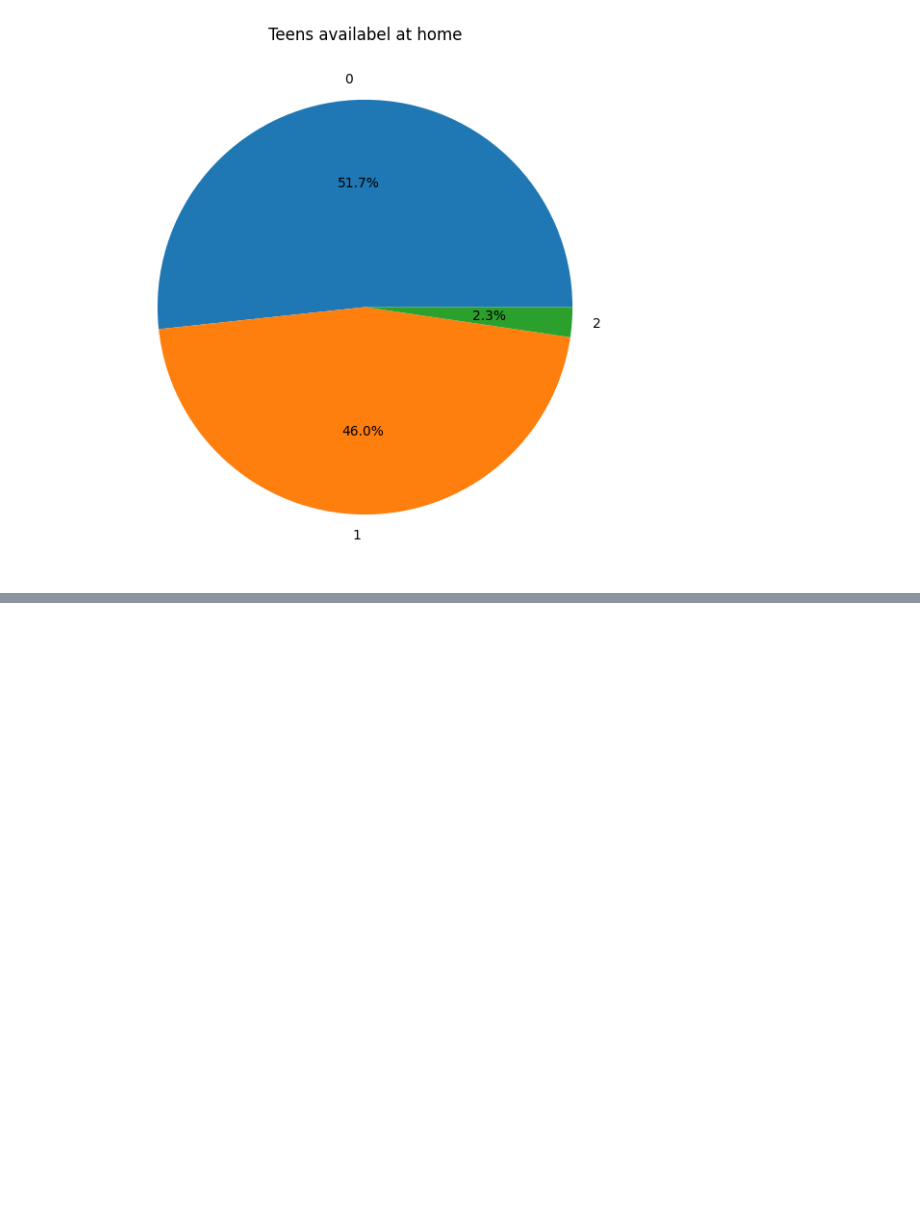
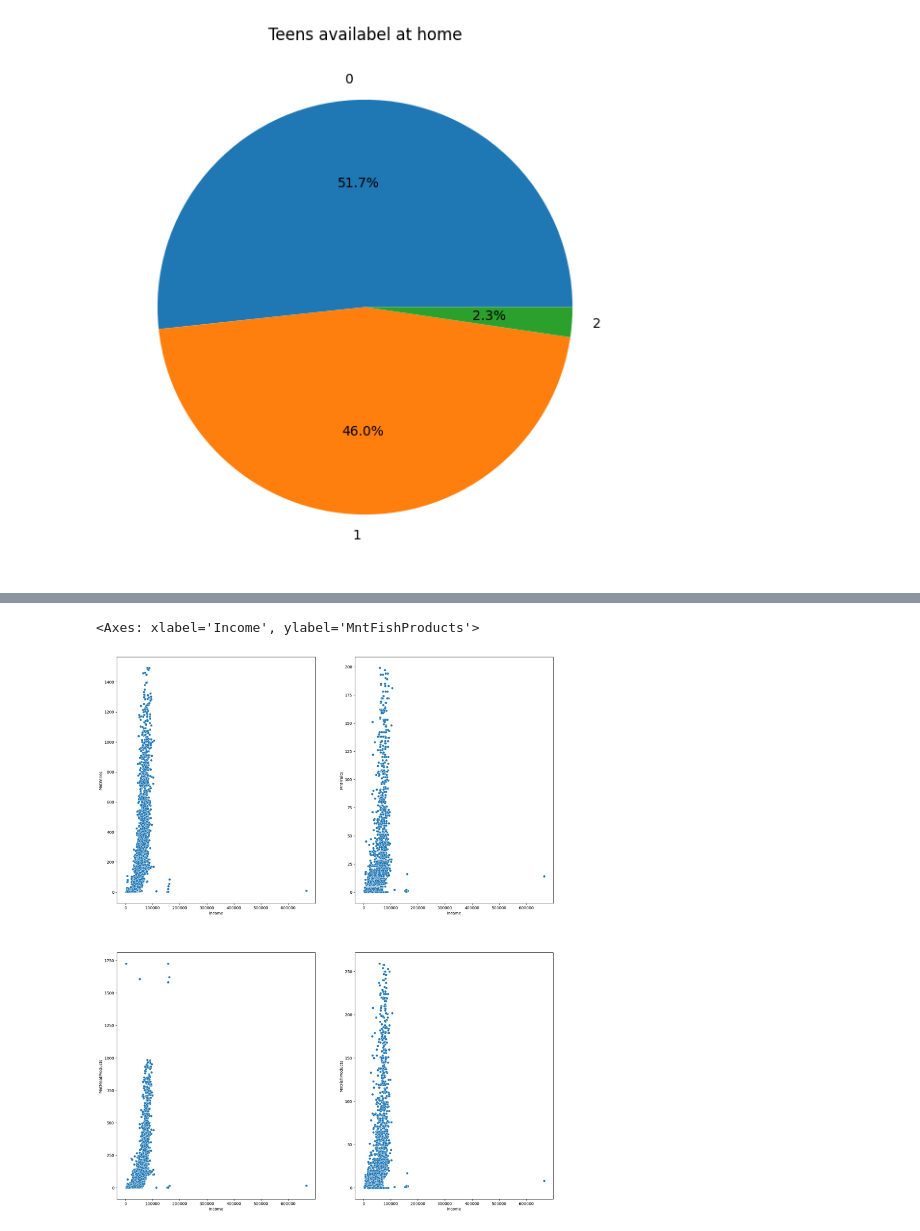
Before and after one commit to ShravanJadhav/CustomerPersonality_Analysis, a Jupyter notebook: CustomerPersonality.ipynb, the cells around one changed output, grey strips where cells are left out. Saved outputs shown, nothing was run; the diff lists cells and outputs as text; code cells hidden in the pictures; blank space fills up the shorter version.

```diff
--- a/CustomerPersonality.ipynb
+++ b/CustomerPersonality.ipynb
@@ -265,0 +291,16 @@ plt.show()
+# %%
+plt.figure(figsize=(20,25))
+plt.subplot(2,2,1)
+sns.scatterplot(data=dataset, x = 'Income', y = 'MntWines')
+
+plt.subplot(2,2,2)
+sns.scatterplot(data=dataset, x = 'Income', y = 'MntFruits')
+
+plt.subplot(2,2,3)
+sns.scatterplot(data=dataset, x = 'Income', y = 'MntMeatProducts')
+
+plt.subplot(2,2,4)
+sns.scatterplot(data=dataset, x = 'Income', y = 'MntFishProducts')
+# %% [output]
+<Axes: xlabel='Income', ylabel='MntFishProducts'>
+[figure, added]
```
Also changed, not shown: parts of 7 cells of this notebook.
